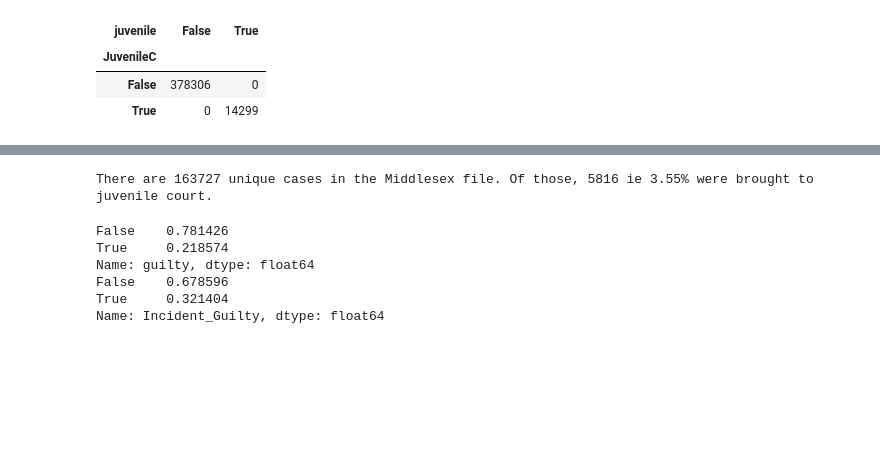
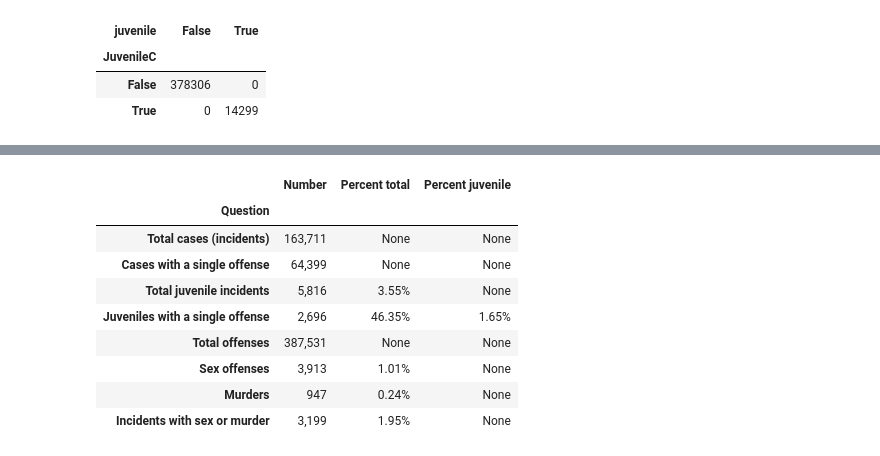
Before and after one commit to codeforboston/clean-slate-data, a Jupyter notebook: analyses/notebooks/How many expungable-Middlesex.ipynb, the cells around one changed output, grey strips where cells are left out. Saved outputs shown, nothing was run; the diff lists cells and outputs as text; code cells hidden in the pictures; blank space fills up the shorter version.

```diff
--- a/analyses/notebooks/How many expungable-Middlesex.ipynb
+++ b/analyses/notebooks/How many expungable-Middlesex.ipynb
@@ -166,32 +233,46 @@ ms = ms.drop(columns=['Exp', 'sm'])
 Number_Cases = ms['Case Number'].nunique()
 Number_Cases_Juvenile = ms[ms['juvenile']==True]['Case Number'].nunique()
 Percent_Juvenile = "{:.2%}".format(Number_Cases_Juvenile/Number_Cases)
-print('There are', Number_Cases, 'unique cases in the Middlesex file. Of those,', Number_Cases_Juvenile,
-      'ie' , Percent_Juvenile,
-     'were brought to juvenile court.')
+Juvenile_one_off = ms[ (ms['offenses_per_case']==1) &
+                      (ms['juvenile']==True)]['Case Number'].nunique()
+one_off = ms[ (ms['offenses_per_case']==1)]['Case Number'].nunique()
-# %% [output]
-There are 163727 unique cases in the Middlesex file. Of those, 5816 ie 3.55% were brought to juvenile court.
-# %%
-## dispositions
-dispos = ms['Disposition Description'].unique()
-#print(sorted(dispos))
-
-guilty_dispos = ['DELINQUENT BENCH TRIAL', 'DELINQUENT CHANGE OF PLEA',
-                'DELINQUENT CHANGE OF PLEA LESSER OFFENSE', 'DELINQUENT JURY TRIAL',
-                'GUILTY BENCH TRIAL', 'GUILTY BENCH TRIAL LESSER INCLUDED',
-                'GUILTY CHANGE OF PLEA', 'GUILTY CHANGE OF PLEA LESSER OFFENSE',
-                'GUILTY FILED', 'GUILTY FINES', 'GUILTY JURY TRIAL',
-                'GUILTY JURY TRIAL LESSER INCLUDED',
-                'Guilty Jury Trial (and Bench) Lesser Included', 'RESPONSIBLE']
-ms['guilty'] = ms['Disposition Description'].isin(guilty_dispos)
-#ms.loc[ms['Disposition Description'].isnull(), 'guilty'] = None
-ms['Incident_Guilty'] = ms.groupby(['Case Number', 'Offense Date'])['guilty'].transform('max')
-print(ms.guilty.value_counts(normalize=True))
-print(ms.Incident_Guilty.value_counts(normalize=True))
-# %% [output]
-False    0.781426
-True     0.218574
-Name: guilty, dtype: float64
-False    0.678596
-True     0.321404
-Name: Incident_Guilty, dtype: float64
+# %%
+# offenses related to sex or murder
+Nu_tot = ms['Charge'].count()
+Incidents_tot = ms['Case Number'].nunique()
+
+Nu_sex = ms[ms['sex'] == 1]['sex'].count()
+Nu_murder = ms[ms['murder'] == 1]['murder'].count()
+Nu_sex_murder = ms[ms['Incident_Murder_Sex']  == 1]['Incident_Murder_Sex'].count()
+Nu_sex_murder_inc = ms[ms['Incident_Murder_Sex']  == 1].groupby(['Case Number']).ngroups
+
+
+Percent_sex = "{:.2%}".format(Nu_sex / Nu_tot )
+Percent_murder = "{:.2%}".format(Nu_murder / Nu_tot )
+Percent_incident_sex_murder = "{:.2%}".format(Nu_sex_murder_inc / Incidents_tot)
+# %%
+total = ['Total cases (incidents)', Number_Cases ]
+oneoff = ['Cases with a single offense', one_off]
+juvenile = ['Total juvenile incidents', Number_Cases_Juvenile, Percent_Juvenile]
+juv_one = ['Juveniles with a single offense', Juvenile_one_off, '{:.2%}'.format(Juvenile_one_off/Number_Cases_Juvenile), '{:.2%}'.format(Juvenile_one_off/Number_Cases)]
+offenses = ['Total offenses', Nu_tot]
+sex_offenses = ['Sex offenses', Nu_sex, Percent_sex]
+murder = ['Murders', Nu_murder, Percent_murder]
+sex_murder = ['Incidents with sex or murder', Nu_sex_murder_inc, Percent_incident_sex_murder]
+
+stats = [total, oneoff, juvenile, juv_one, offenses, sex_offenses, murder, sex_murder]
+statsdf = pd.DataFrame(stats, columns = ['Question', 'Number', 'Percent total', 'Percent juvenile'])
+statsdf = statsdf.set_index('Question')
+
+statsdf.style.format({'Number' : '{:,}'})
+# %% [output]
+|  | Number | Percent total | Percent juvenile |
+| Question |  |  |  |
+| Total cases (incidents) | 163,711 | None | None |
+| Cases with a single offense | 64,399 | None | None |
+| Total juvenile incidents | 5,816 | 3.55% | None |
+| Juveniles with a single offense | 2,696 | 46.35% | 1.65% |
+| Total offenses | 387,531 | None | None |
+| Sex offenses | 3,913 | 1.01% | None |
+| Murders | 947 | 0.24% | None |
+| Incidents with sex or murder | 3,199 | 1.95% | None |
```
Also changed, not shown: parts of 27 cells of this notebook, 1 other file.
